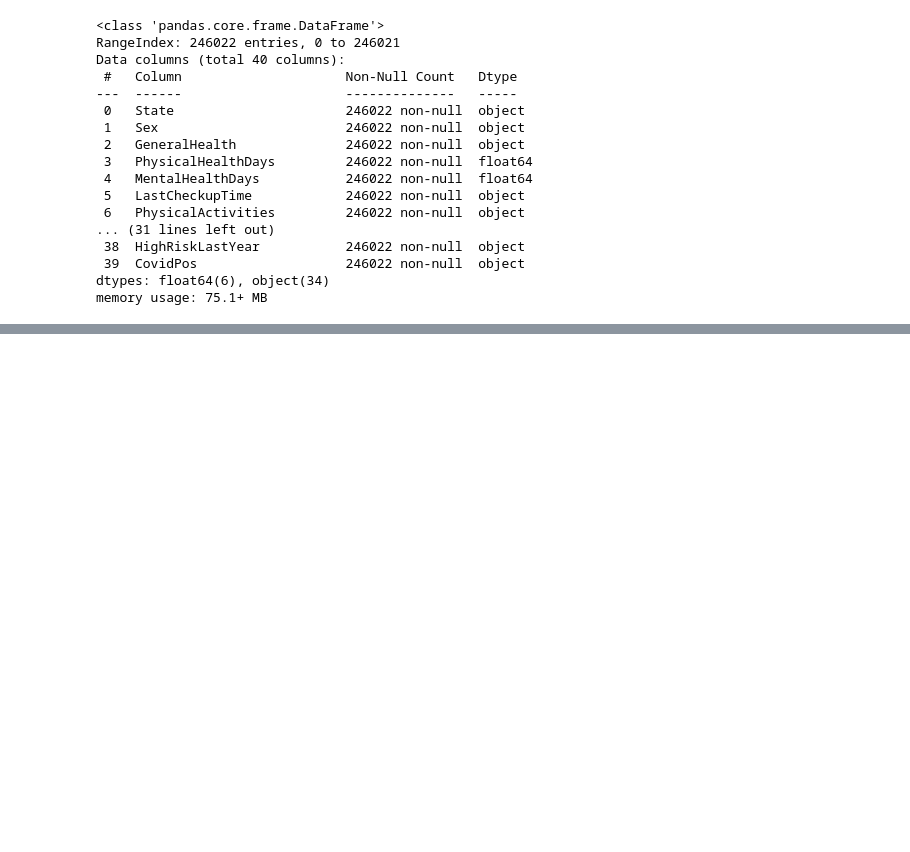
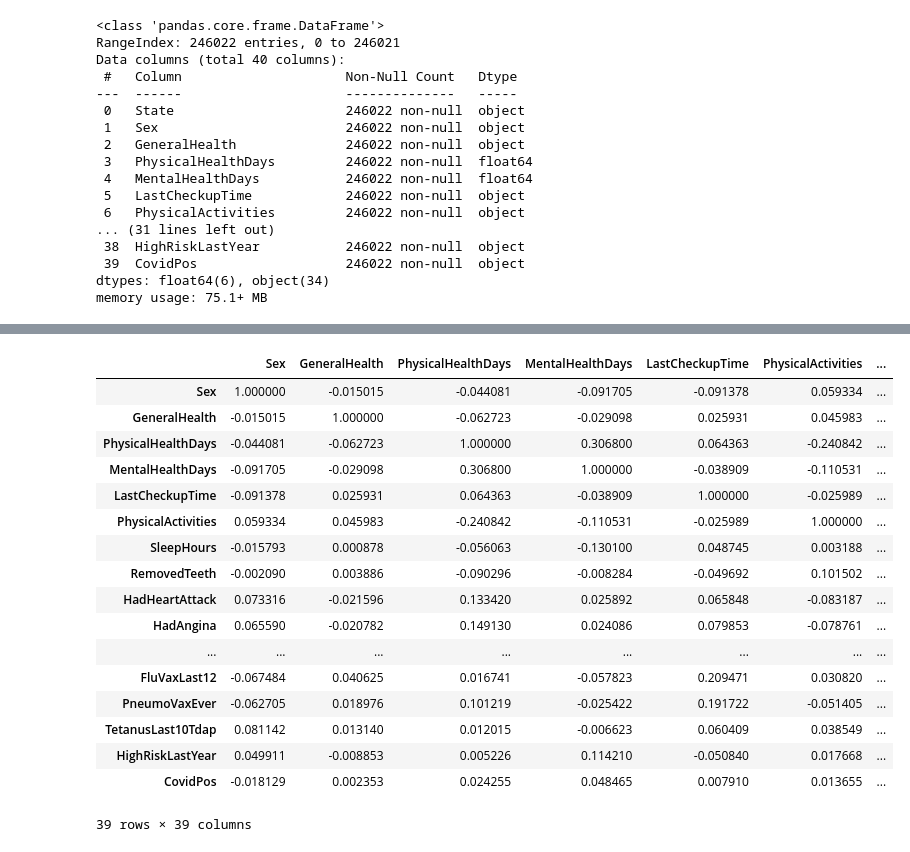
Before and after one commit to Seragu10/heart-disease-22-classification, a Jupyter notebook: notebook.ipynb, the cells around one changed output, grey strips where cells are left out. Cells and saved outputs as stored; diff of their text form; code cells hidden in the pictures; blank space fills up the shorter version.

```diff
--- a/notebook.ipynb
+++ b/notebook.ipynb
@@ -35,0 +116,4 @@ memory usage: 75.1+ MB
+# %%
+for col in data.columns:
+    if(len(data[col].value_counts().head(11)) < 11):
+        label_encoded_col.append(col)
@@ -35,0 +142,4 @@ memory usage: 75.1+ MB
+# %%
+le  = LabelEncoder()
+for col in label_encoded_col:
+    data[col] = le.fit_transform(data[col])
@@ -35,0 +193,2 @@ memory usage: 75.1+ MB
+# %%
+data = data.drop(columns = 'State')
@@ -35,0 +244,2 @@ memory usage: 75.1+ MB
+# %%
+data['AgeCategory'] = le.fit_transform(data['AgeCategory'])
@@ -35,0 +256,21 @@ memory usage: 75.1+ MB
+# %%
+data.corr()
+# %% [output]
+|  | Sex | GeneralHealth | PhysicalHealthDays | MentalHealthDays | LastCheckupTime | PhysicalActivities | ... |
+| Sex | 1.000000 | -0.015015 | -0.044081 | -0.091705 | -0.091378 | 0.059334 | ... |
+| GeneralHealth | -0.015015 | 1.000000 | -0.062723 | -0.029098 | 0.025931 | 0.045983 | ... |
+| PhysicalHealthDays | -0.044081 | -0.062723 | 1.000000 | 0.306800 | 0.064363 | -0.240842 | ... |
+| MentalHealthDays | -0.091705 | -0.029098 | 0.306800 | 1.000000 | -0.038909 | -0.110531 | ... |
+| LastCheckupTime | -0.091378 | 0.025931 | 0.064363 | -0.038909 | 1.000000 | -0.025989 | ... |
+| PhysicalActivities | 0.059334 | 0.045983 | -0.240842 | -0.110531 | -0.025989 | 1.000000 | ... |
+| SleepHours | -0.015793 | 0.000878 | -0.056063 | -0.130100 | 0.048745 | 0.003188 | ... |
+| RemovedTeeth | -0.002090 | 0.003886 | -0.090296 | -0.008284 | -0.049692 | 0.101502 | ... |
+| HadHeartAttack | 0.073316 | -0.021596 | 0.133420 | 0.025892 | 0.065848 | -0.083187 | ... |
+| HadAngina | 0.065590 | -0.020782 | 0.149130 | 0.024086 | 0.079853 | -0.078761 | ... |
+| ... | ... | ... | ... | ... | ... | ... | ... |
+| FluVaxLast12 | -0.067484 | 0.040625 | 0.016741 | -0.057823 | 0.209471 | 0.030820 | ... |
+| PneumoVaxEver | -0.062705 | 0.018976 | 0.101219 | -0.025422 | 0.191722 | -0.051405 | ... |
+| TetanusLast10Tdap | 0.081142 | 0.013140 | 0.012015 | -0.006623 | 0.060409 | 0.038549 | ... |
+| HighRiskLastYear | 0.049911 | -0.008853 | 0.005226 | 0.114210 | -0.050840 | 0.017668 | ... |
+| CovidPos | -0.018129 | 0.002353 | 0.024255 | 0.048465 | 0.007910 | 0.013655 | ... |
+39 rows × 39 columns
```
Also changed, not shown: parts of 32 cells of this notebook.
